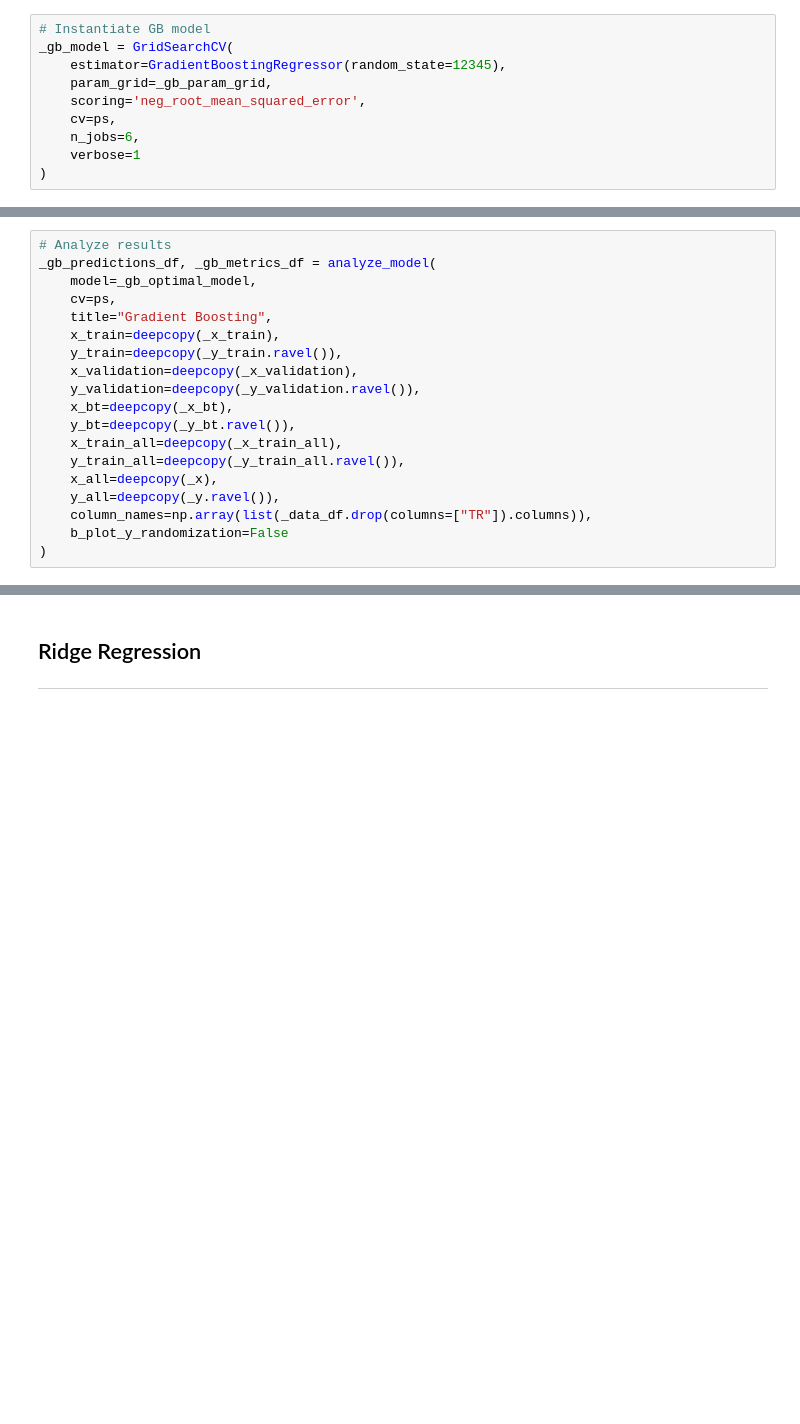
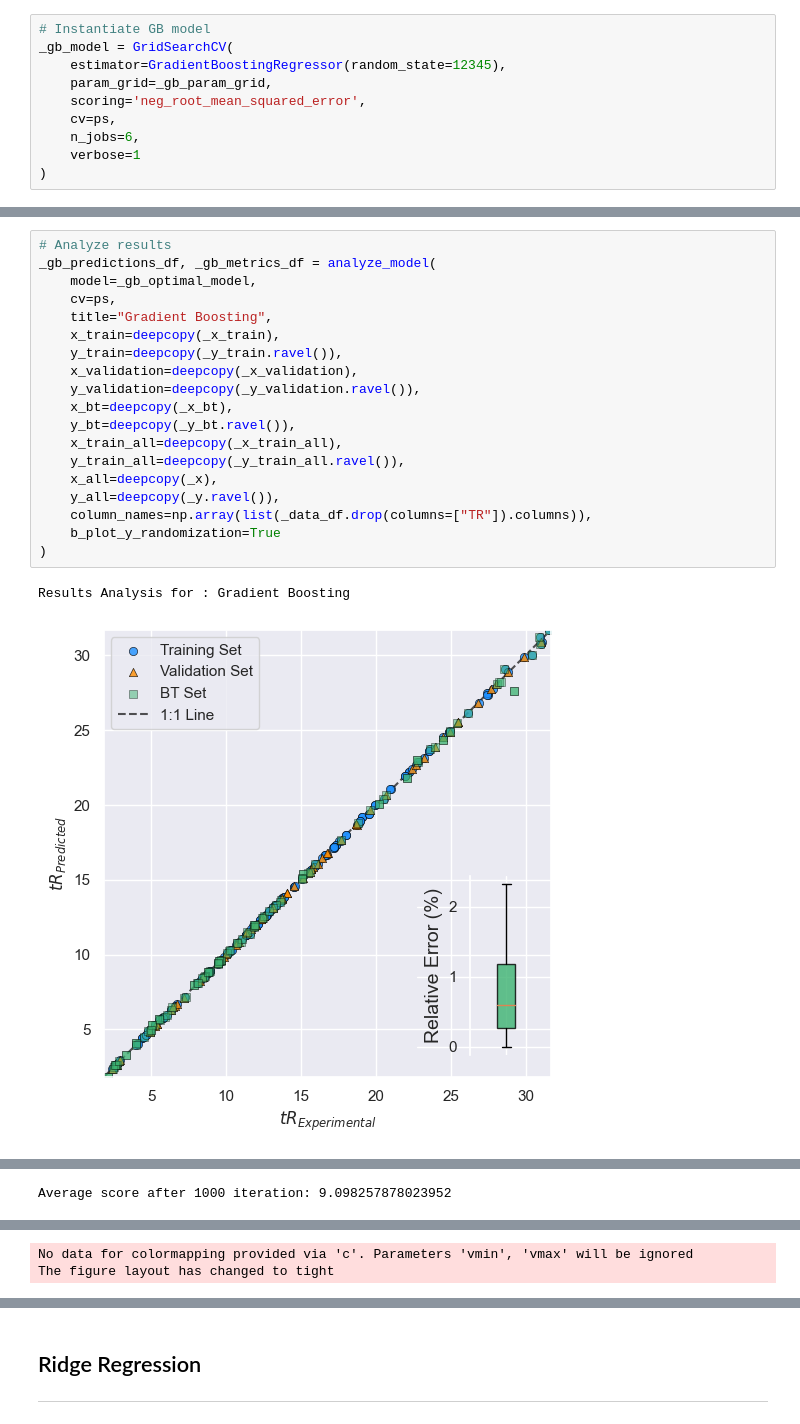
Before and after one commit to pzuvela/cross_column_qsrr, a Jupyter notebook: QSRR_Modelling.ipynb, the cells around one changed output, grey strips where cells are left out. Drawn from its saved outputs; the diff is of its cells as text; blank space fills up the shorter version.

```diff
--- a/QSRR_Modelling.ipynb
+++ b/QSRR_Modelling.ipynb
@@ -443,19 +484,22 @@ display(_gb_optimal_model)
 # %%
 # Analyze results
 _gb_predictions_df, _gb_metrics_df = analyze_model(
     model=_gb_optimal_model,
     cv=ps,
     title="Gradient Boosting",
     x_train=deepcopy(_x_train),
     y_train=deepcopy(_y_train.ravel()),
     x_validation=deepcopy(_x_validation),
     y_validation=deepcopy(_y_validation.ravel()),
     x_bt=deepcopy(_x_bt),
     y_bt=deepcopy(_y_bt.ravel()),
     x_train_all=deepcopy(_x_train_all),
     y_train_all=deepcopy(_y_train_all.ravel()),
     x_all=deepcopy(_x),
     y_all=deepcopy(_y.ravel()),
     column_names=np.array(list(_data_df.drop(columns=["TR"]).columns)),
-    b_plot_y_randomization=False
+    b_plot_y_randomization=True
 )
+# %% [output]
+Results Analysis for : Gradient Boosting
+[figure, added]
@@ -461,0 +508 @@ _gb_predictions_df, _gb_metrics_df = analyze_model(
+Average score after 1000 iteration: 9.098257878023952
@@ -461,0 +512,2 @@ _gb_predictions_df, _gb_metrics_df = analyze_model(
+No data for colormapping provided via 'c'. Parameters 'vmin', 'vmax' will be ignored
+The figure layout has changed to tight
```
Also changed, not shown: parts of 14 cells of this notebook.
